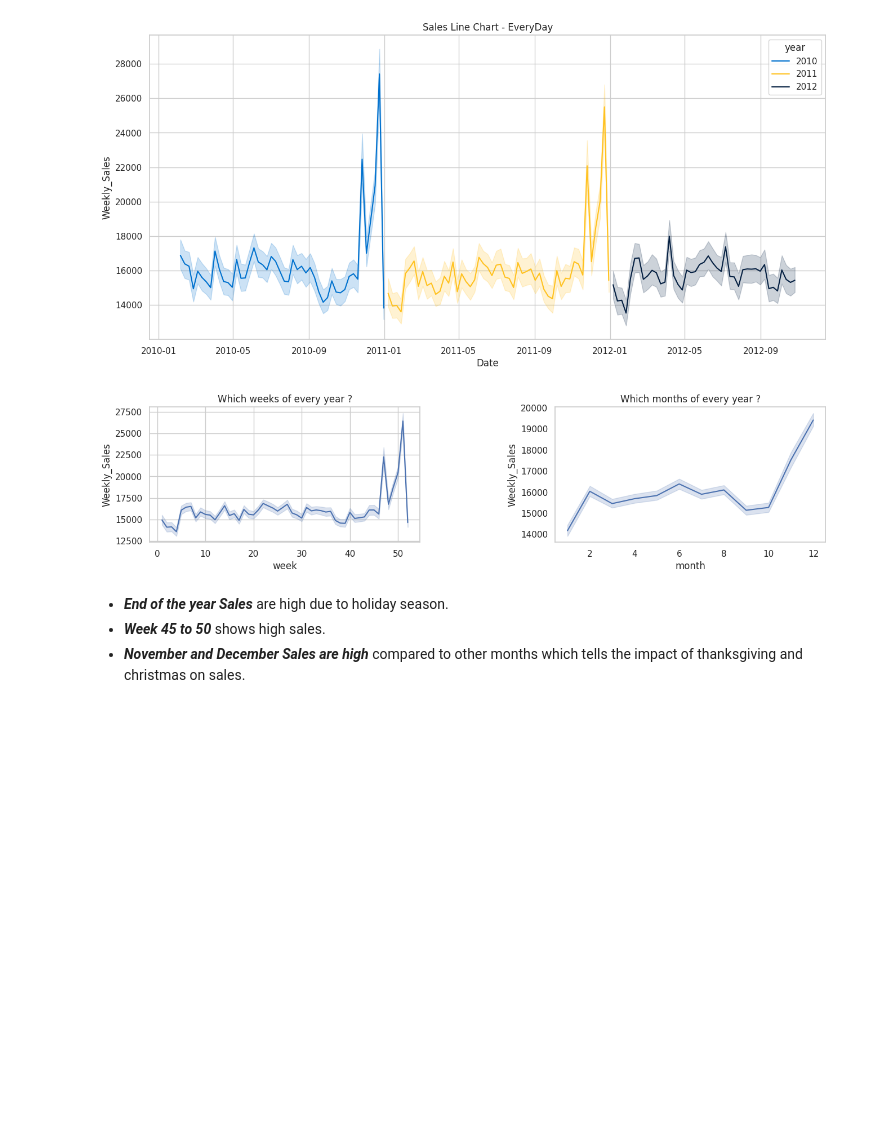
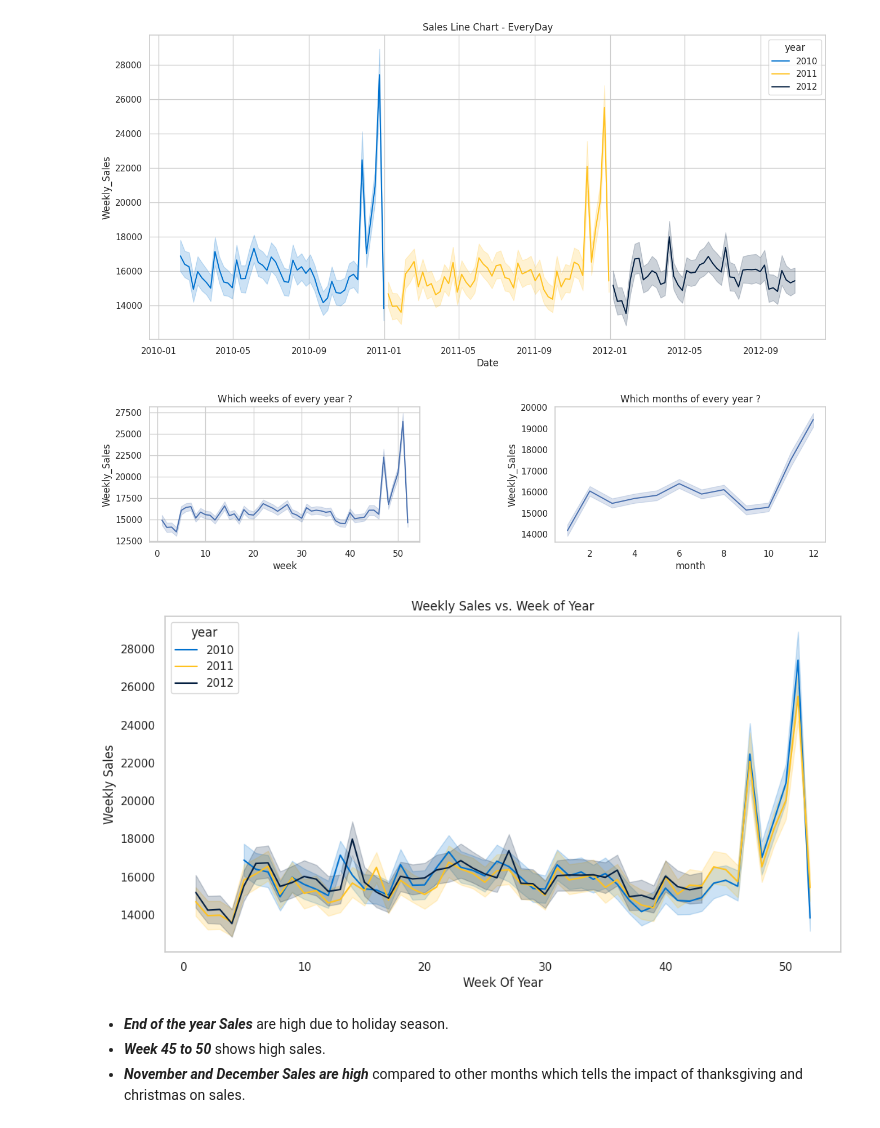
Before and after one commit to patelvishwa1999/SalesForecasting, a Jupyter notebook: Walmart_Sales.ipynb, the cells around one changed output. Saved outputs shown, nothing was run; the diff lists cells and outputs as text; code cells hidden in the pictures; blank space fills up the shorter version.

```diff
--- a/Walmart_Sales.ipynb
+++ b/Walmart_Sales.ipynb
@@ -442,6 +442,16 @@ plt.grid(False)
 plt.show()
 # %% [output]
 [figure]
+# %%
+fig, ax = plt.subplots(figsize=(12, 6))
+fig = sns.lineplot(df_train, x = 'week', y = 'Weekly_Sales', hue = 'year', palette = walmart_colors)
+plt.xlabel('Week Of Year')
+plt.ylabel('Weekly Sales')
+plt.title('Weekly Sales vs. Week of Year')
+plt.grid(False)
+plt.show()
+# %% [output]
+[figure, added]
 # %% [markdown]
 *  ***End of the year Sales*** are high due to holiday season.
 *  ***Week 45 to 50*** shows high sales.
```
Also changed, not shown: parts of 11 cells of this notebook.
